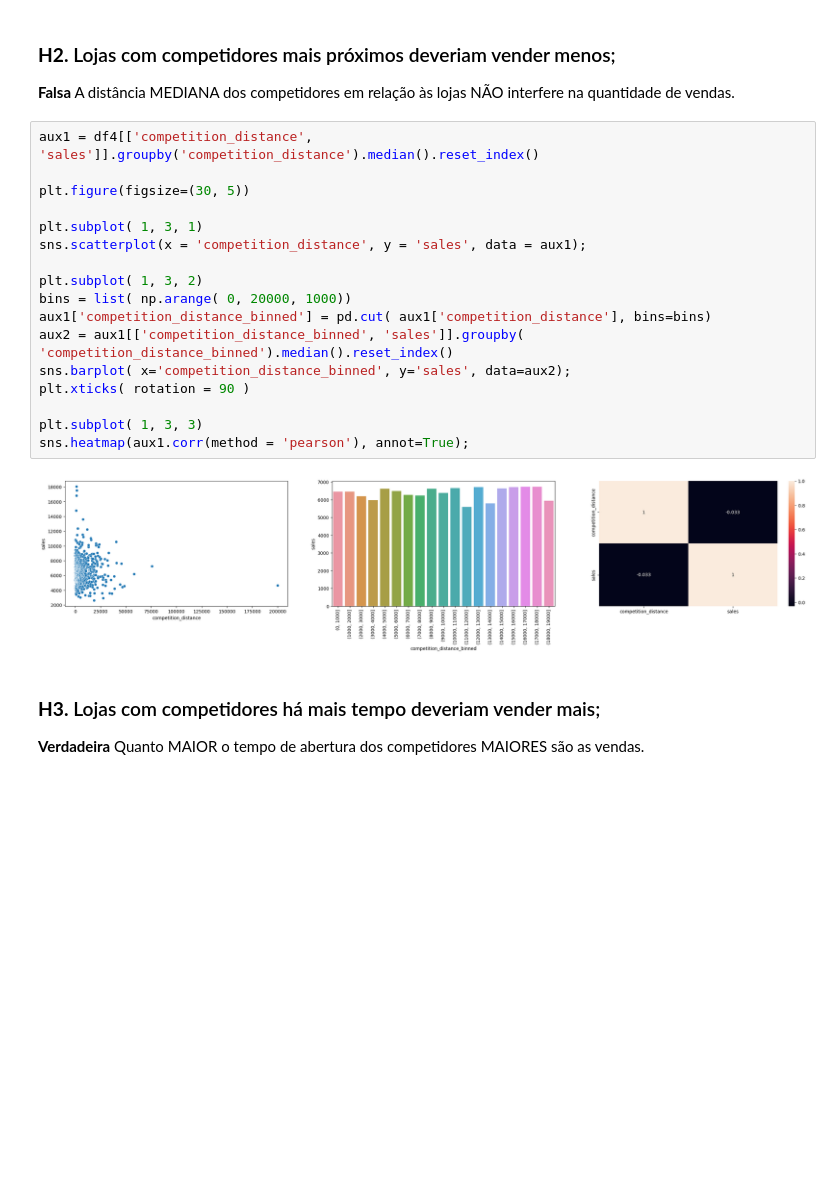
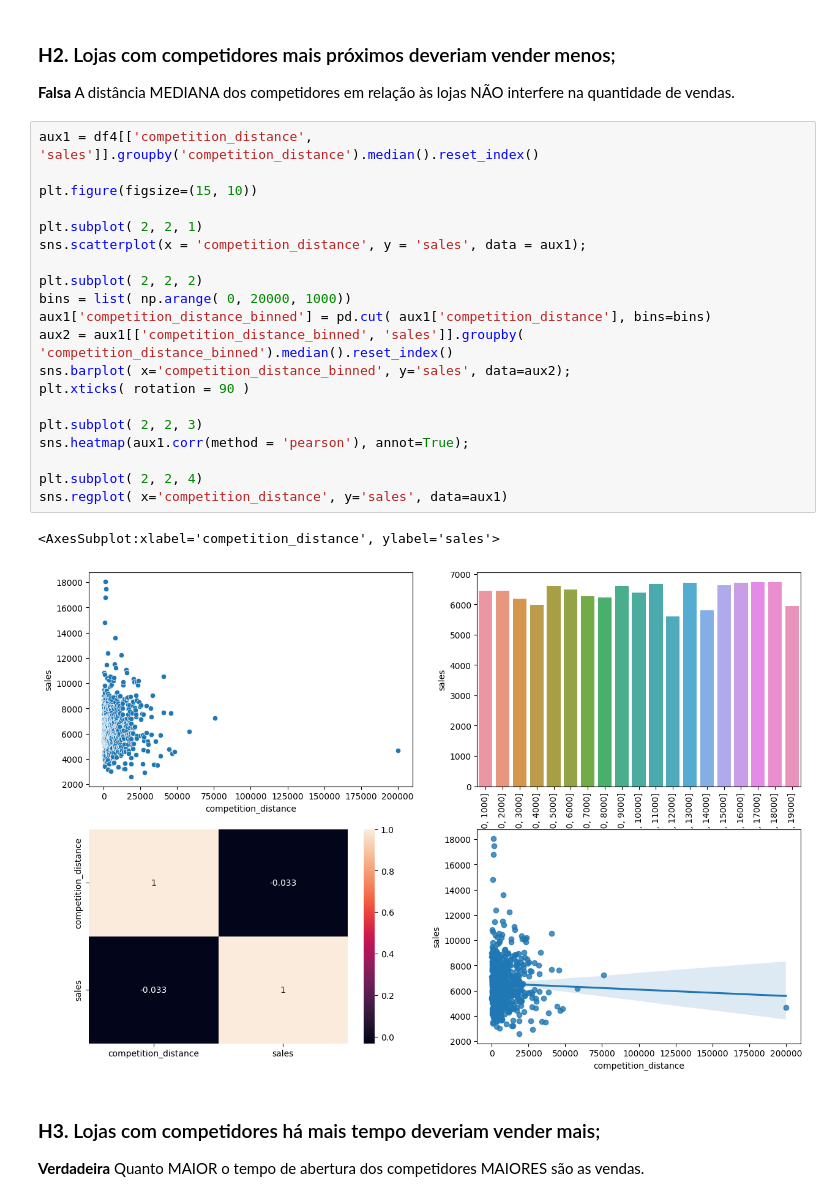
Before and after one commit to crisguimaraes/DS_Producao_Rossmann, a Jupyter notebook: M04_v01_v02_store_sales_prediction.ipynb, the cells around one changed output. Saved outputs shown, nothing was run; the diff lists cells and outputs as text; blank space fills up the shorter version.

```diff
--- a/M04_v01_v02_store_sales_prediction.ipynb
+++ b/M04_v01_v02_store_sales_prediction.ipynb
@@ -582,22 +615,26 @@ aux3.pivot( index = 'year_week', columns = 'assortment', values = 'sales').plot(
 # %%
 aux1 = df4[['competition_distance', 'sales']].groupby('competition_distance').median().reset_index()
 
-plt.figure(figsize=(30, 5))
+plt.figure(figsize=(15, 10))
 
-plt.subplot( 1, 3, 1)
+plt.subplot( 2, 2, 1)
 sns.scatterplot(x = 'competition_distance', y = 'sales', data = aux1);
 
-plt.subplot( 1, 3, 2)
+plt.subplot( 2, 2, 2)
 bins = list( np.arange( 0, 20000, 1000))
 aux1['competition_distance_binned'] = pd.cut( aux1['competition_distance'], bins=bins)
 aux2 = aux1[['competition_distance_binned', 'sales']].groupby( 'competition_distance_binned').median().reset_index()
 sns.barplot( x='competition_distance_binned', y='sales', data=aux2);
 plt.xticks( rotation = 90 )
 
-plt.subplot( 1, 3, 3)
+plt.subplot( 2, 2, 3)
 sns.heatmap(aux1.corr(method = 'pearson'), annot=True);
+
+plt.subplot( 2, 2, 4)
+sns.regplot( x='competition_distance', y='sales', data=aux1)
 # %% [output]
+<AxesSubplot:xlabel='competition_distance', ylabel='sales'>
-[figure, old version]
+[figure, new version]
 # %% [markdown]
 ### **H3.** Lojas com competidores há mais tempo deveriam vender mais;
 
```
Also changed, not shown: parts of 27 cells of this notebook.
